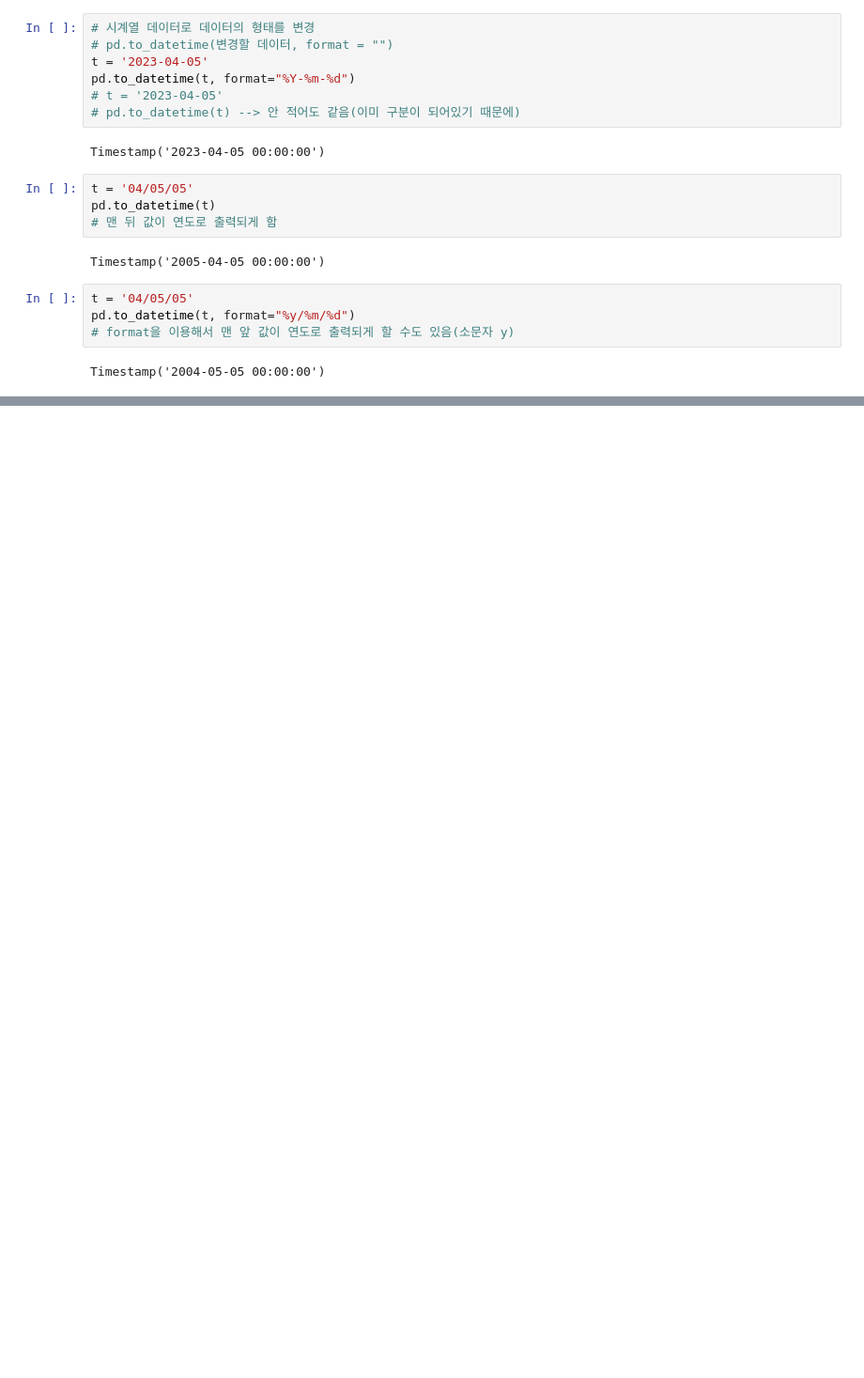
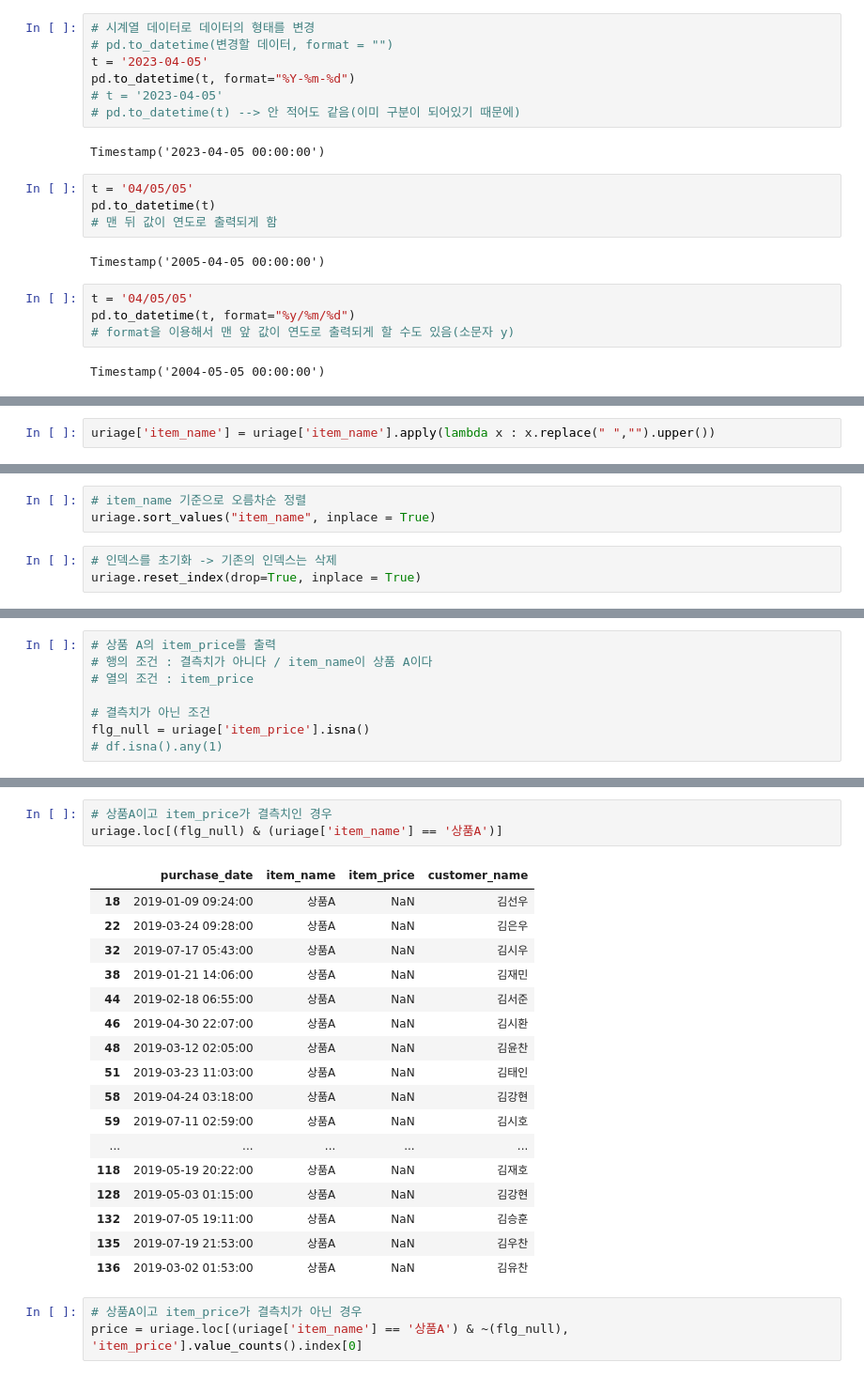
Before and after one commit to iamtaewon/python_01, a Jupyter notebook: 20230405/02_uriage.ipynb, the cells around one changed output, grey strips where cells are left out. Shown at 94% size. Drawn from its saved outputs; the diff is of its cells as text; blank space fills up the shorter version.

```diff
--- a/20230405/02_uriage.ipynb
+++ b/20230405/02_uriage.ipynb
@@ -188,0 +197,2 @@ Name: customer_name, Length: 2999, dtype: object
+# %%
+uriage['item_name'] = uriage['item_name'].apply(lambda x : x.replace(" ","").upper())
@@ -188,0 +219,6 @@ Name: customer_name, Length: 2999, dtype: object
+# %%
+# item_name 기준으로 오름차순 정렬
+uriage.sort_values("item_name", inplace = True)
+# %%
+# 인덱스를 초기화 -> 기존의 인덱스는 삭제
+uriage.reset_index(drop=True, inplace = True)
@@ -188,0 +235,8 @@ Name: customer_name, Length: 2999, dtype: object
+# %%
+# 상품 A의 item_price를 출력
+# 행의 조건 : 결측치가 아니다 / item_name이 상품 A이다
+# 열의 조건 : item_price
+
+# 결측치가 아닌 조건
+flg_null = uriage['item_price'].isna()
+# df.isna().any(1)
@@ -188,0 +277,24 @@ Name: customer_name, Length: 2999, dtype: object
+# %%
+# 상품A이고 item_price가 결측치인 경우
+uriage.loc[(flg_null) & (uriage['item_name'] == '상품A')]
+# %% [output]
+|  | purchase_date | item_name | item_price | customer_name |
+| 18 | 2019-01-09 09:24:00 | 상품A | NaN | 김선우 |
+| 22 | 2019-03-24 09:28:00 | 상품A | NaN | 김은우 |
+| 32 | 2019-07-17 05:43:00 | 상품A | NaN | 김시우 |
+| 38 | 2019-01-21 14:06:00 | 상품A | NaN | 김재민 |
+| 44 | 2019-02-18 06:55:00 | 상품A | NaN | 김서준 |
+| 46 | 2019-04-30 22:07:00 | 상품A | NaN | 김시환 |
+| 48 | 2019-03-12 02:05:00 | 상품A | NaN | 김윤찬 |
+| 51 | 2019-03-23 11:03:00 | 상품A | NaN | 김태인 |
+| 58 | 2019-04-24 03:18:00 | 상품A | NaN | 김강현 |
+| 59 | 2019-07-11 02:59:00 | 상품A | NaN | 김시호 |
+| ... | ... | ... | ... | ... |
+| 118 | 2019-05-19 20:22:00 | 상품A | NaN | 김재호 |
+| 128 | 2019-05-03 01:15:00 | 상품A | NaN | 김강현 |
+| 132 | 2019-07-05 19:11:00 | 상품A | NaN | 김승훈 |
+| 135 | 2019-07-19 21:53:00 | 상품A | NaN | 김우찬 |
+| 136 | 2019-03-02 01:53:00 | 상품A | NaN | 김유찬 |
+# %%
+# 상품A이고 item_price가 결측치가 아닌 경우
+price = uriage.loc[(uriage['item_name'] == '상품A') & ~(flg_null), 'item_price'].value_counts().index[0]
```
Also changed, not shown: parts of 27 cells of this notebook.
